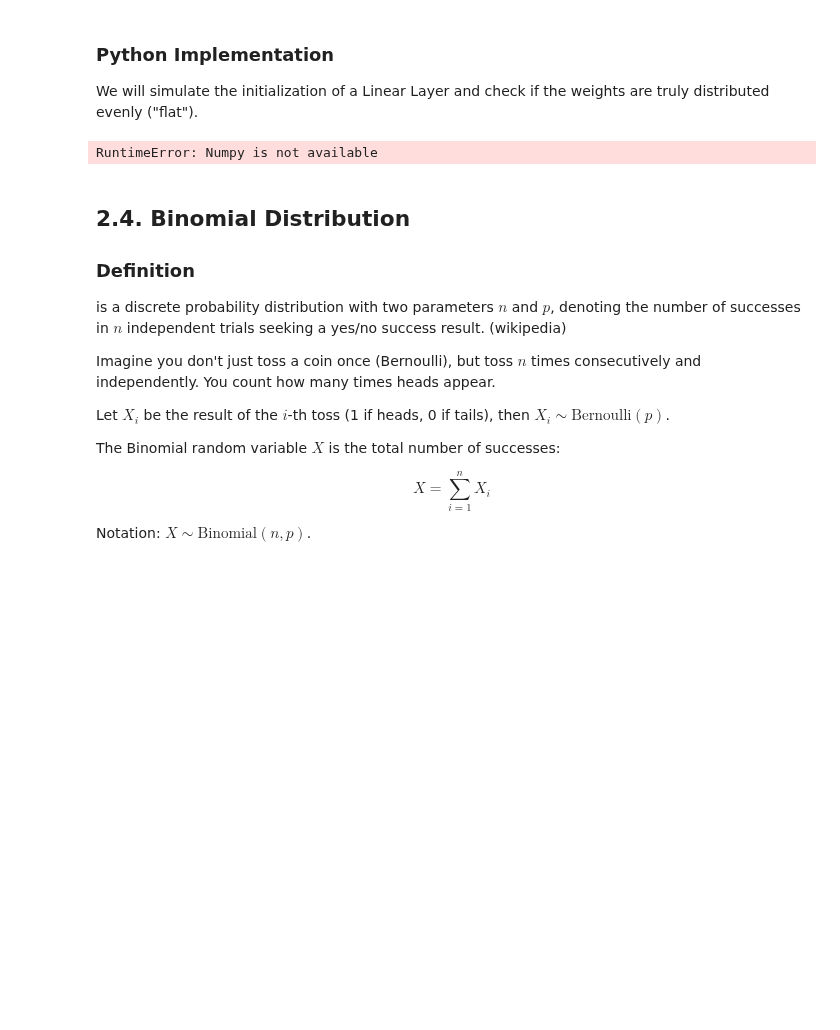
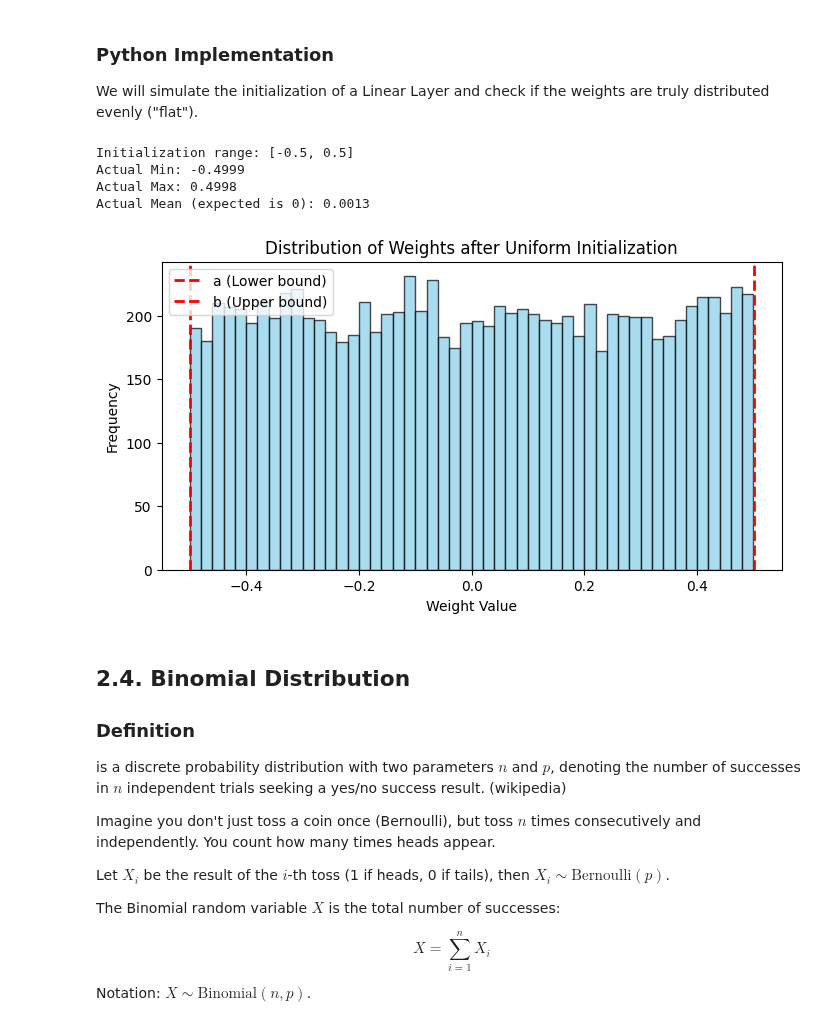
Before and after one commit to vu42/math-co5097-assignment-group-10, a Jupyter notebook: distributions.ipynb, the cells around one changed output. Cells and saved outputs as stored; diff of their text form; code cells hidden in the pictures; blank space fills up the shorter version.

Commit message:
fix numpy bug and add report dir

```diff
--- a/distributions.ipynb
+++ b/distributions.ipynb
@@ -456,35 +456,39 @@ import torch.nn as nn
 import matplotlib.pyplot as plt
 import numpy
 
 # 1. Simulate a Linear layer in a Neural Network
 # Input: 100 features, Output: 100 features -> Total 10,000 weights
 layer = nn.Linear(in_features=100, out_features=100)
 
 # 2. Initialize weights using Uniform distribution
 # Suppose we want weights in range [-0.5, 0.5]
 a, b = -0.5, 0.5
 nn.init.uniform_(layer.weight, a=a, b=b)
 
 # 3. Extract weight data for inspection
-weights = layer.weight.data.flatten().numpy()
+weights = numpy.array(layer.weight.data.detach().flatten().tolist())
 
 print(f"Initialization range: [{a}, {b}]")
 print(f"Actual Min: {weights.min():.4f}")
 print(f"Actual Max: {weights.max():.4f}")
 print(f"Actual Mean (expected is 0): {weights.mean():.4f}")
 
 # 4. Plot Histogram to see "flatness"
 plt.figure(figsize=(8, 4))
 plt.hist(weights, bins=50, color='skyblue', edgecolor='black', alpha=0.7)
 plt.title("Distribution of Weights after Uniform Initialization")
 plt.xlabel("Weight Value")
 plt.ylabel("Frequency")
 plt.axvline(a, color='red', linestyle='dashed', linewidth=2, label='a (Lower bound)')
 plt.axvline(b, color='red', linestyle='dashed', linewidth=2, label='b (Upper bound)')
 plt.legend()
 plt.show()
 # %% [output]
-RuntimeError: Numpy is not available
+Initialization range: [-0.5, 0.5]
+Actual Min: -0.4999
+Actual Max: 0.4998
+Actual Mean (expected is 0): 0.0013
+[figure, added]
 # %% [markdown]
 ## 2.4. Binomial Distribution
 
```
Also changed, not shown: parts of 2 cells of this notebook, 2 other files.
